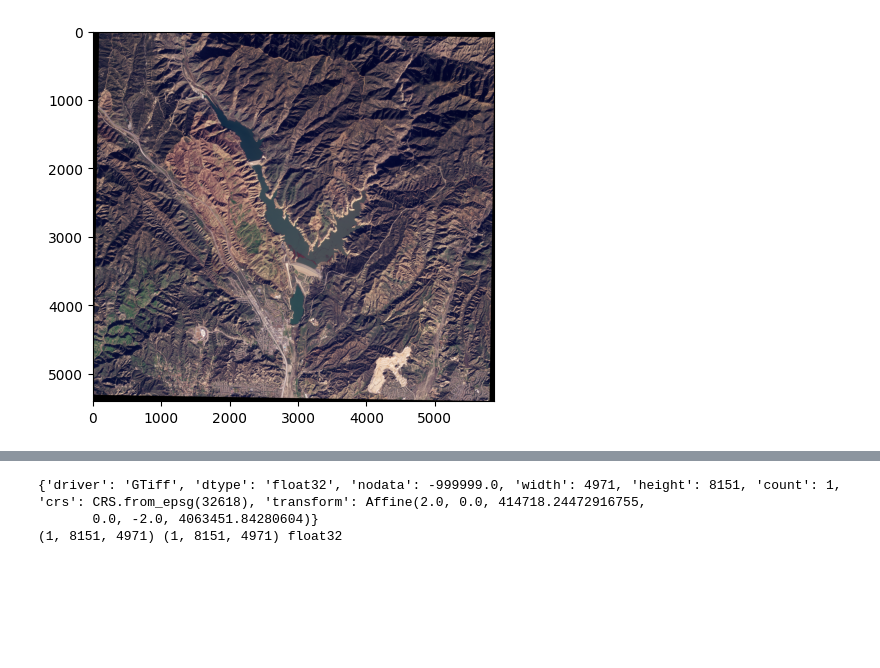
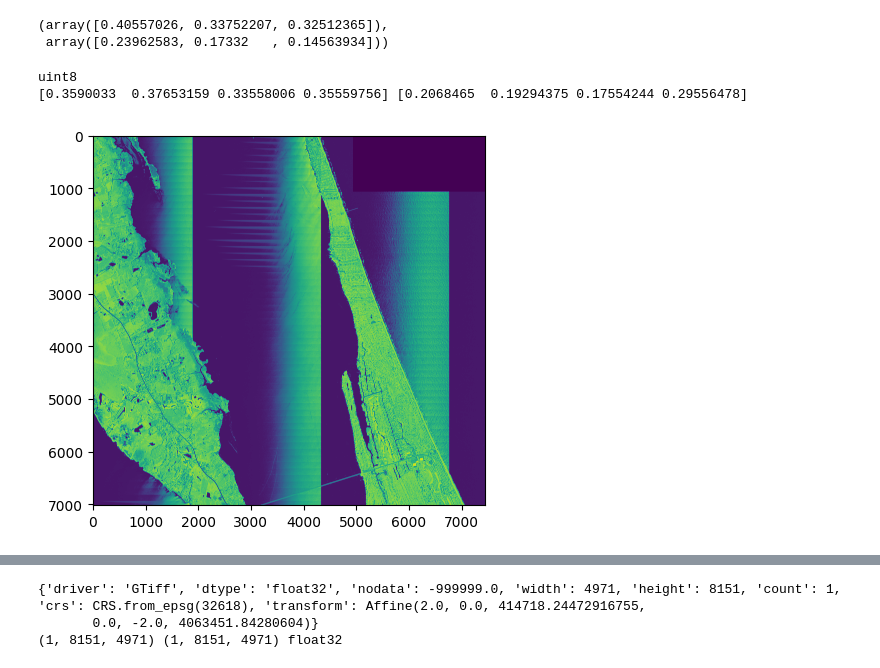
Before and after one commit to connorlee77/aerial-auto-segment, a Jupyter notebook: playground.ipynb, the cells around one changed output, grey strips where cells are left out. Cells and saved outputs as stored; diff of their text form; code cells hidden in the pictures; blank space fills up the shorter version.

```diff
--- a/playground.ipynb
+++ b/playground.ipynb
@@ -20,22 +62,46 @@ def change_brightness(img, value=30):
     final_hsv = cv2.merge((h, s, v))
     img = cv2.cvtColor(final_hsv, cv2.COLOR_HSV2BGR)
     return img
+# %%
+data = glob.glob('/data/microsoft_planetary_computer/planet/*/mosaic/mosaic.tiff')
+
+img_data = []
+for p in data:
+    with rasterio.open(p) as src:
+        img = src.read().transpose(1, 2, 0)
+        img_data.append(img[:,:,0:3].reshape(-1, 3))
+
+img = np.vstack(img_data) / 255
+# %%
+np.mean(img, axis=0), np.std(img, axis=0)
+# %% [output]
+(array([0.40557026, 0.33752207, 0.32512365]),
+ array([0.23962583, 0.17332   , 0.14563934]))
 # %%
-t = '/data/microsoft_planetary_computer/planet/castaic_lake/mosaic/mosaic.tiff'
+# t = '/data/microsoft_planetary_computer/planet/castaic_lake/mosaic/mosaic.tiff'
+t = '/data/microsoft_planetary_computer/planet/castaic_lake/4band/composite.tif'
+t = '/data/microsoft_planetary_computer/outputs/preprocessed/epsg-32618/duck/naip/2.0/mosaic.tiff'
+
 # t = '/data/microsoft_planetary_computer/planet/duck/4band/composite.tif'
 
 with rasterio.open(t) as src:
     dsm = src.read().transpose(1, 2, 0)
     # plt.figure()
     # plt.hist(dsm[:,:,0].ravel(), bins=256)
     # plt.show()
     # print(dsm.shape)
     # dsm = dsm - np.percentile(dsm, 0, axis=(0, 1), keepdims=True)
     # dsm = dsm / np.percentile(dsm, 98, axis=(0, 1), keepdims=True)
     # dsm = np.uint8(np.clip(dsm, 0, 1)*255)
-    m = np.percentile(dsm[:,:,0:3], 98)
-    plt.imshow(cv2.cvtColor(dsm[:,:,0:3], cv2.COLOR_BGR2RGB) / m)
-    # plt.imshow(dsm[:,:,0:3])
+    # m = np.percentile(dsm[:,:,0:3], 99)
+    # plt.imshow(cv2.cvtColor(dsm[:,:,0:3], cv2.COLOR_BGR2RGB) / m)
+    plt.imshow(dsm[:,:,3])
+    # plt.hist(dsm[:,:,3].ravel() / 255, bins=256)
+    print(dsm.dtype)
+    mean, std = np.mean(dsm[:,:,0:4], axis=(0, 1)), np.std(dsm[:,:,0:4], axis=(0, 1))
+    print(mean / 255, std / 255)
     # rasterio.plot.show(src, transform=src.transform)
 # %% [output]
+uint8
+[0.3590033  0.37653159 0.33558006 0.35559756] [0.2068465  0.19294375 0.17554244 0.29556478]
-[figure, old version]
+[figure, new version]
```
Also changed, not shown: parts of 5 cells of this notebook, 17 other files.
